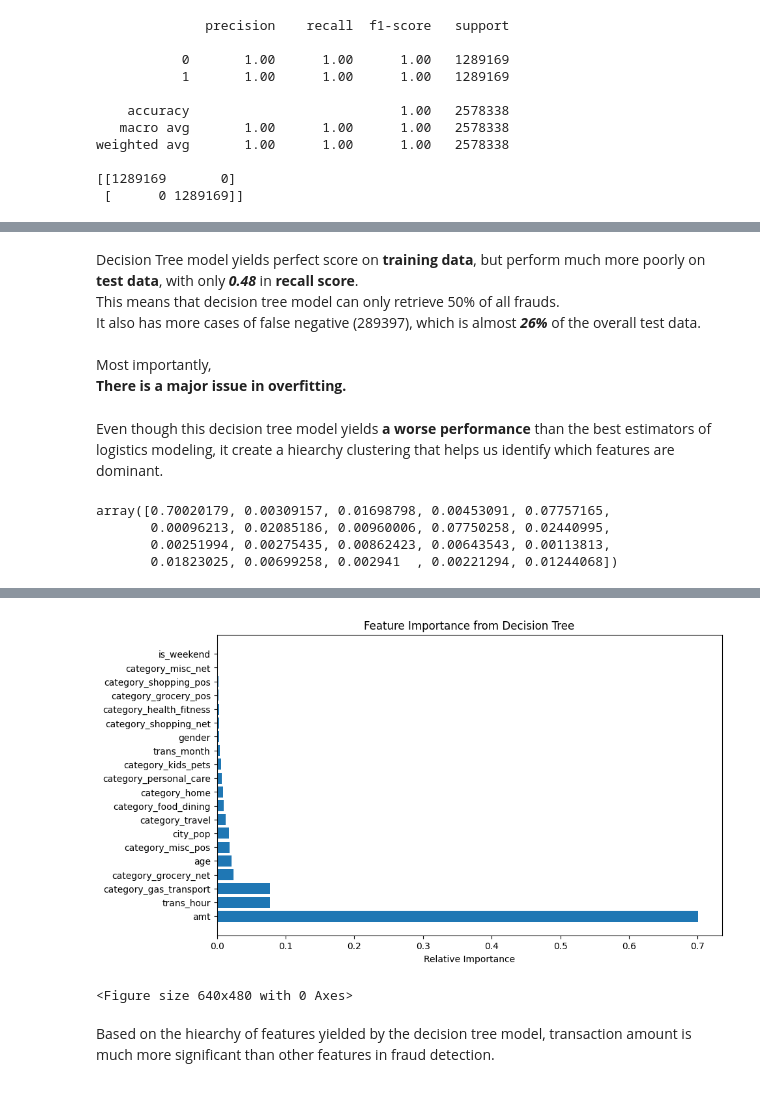
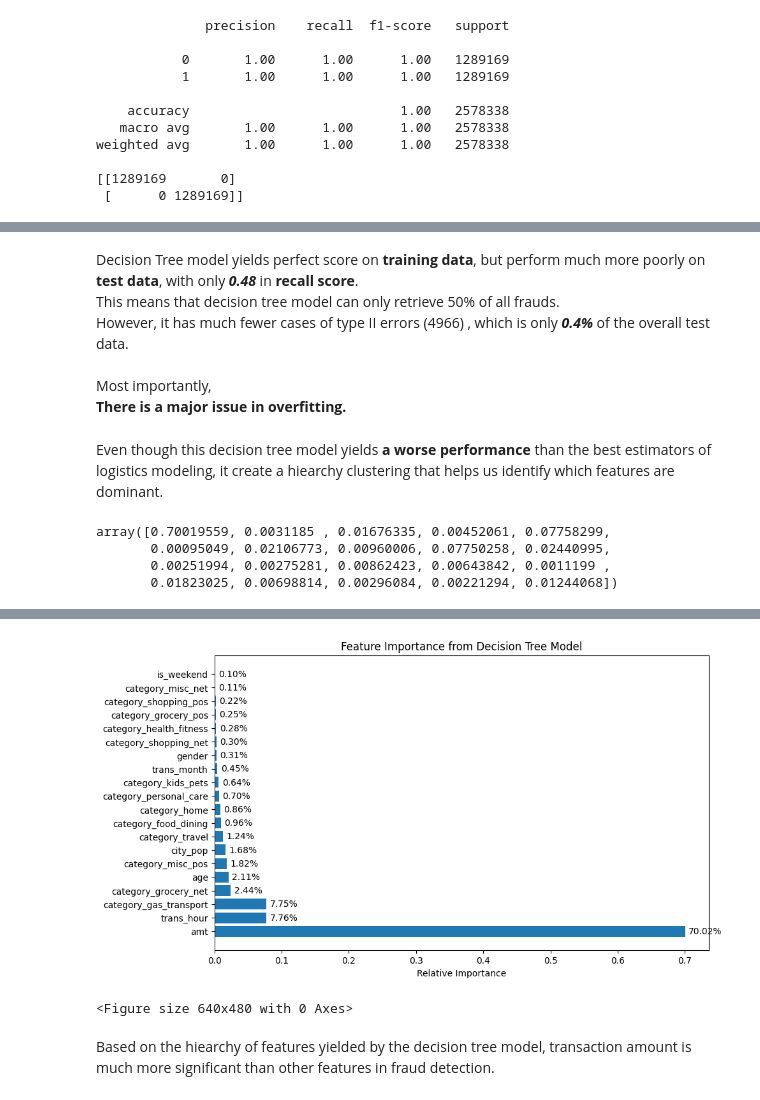
Before and after one commit to kkrit-tinna/fraud_detection, a Jupyter notebook: fraud_detection_analysis.ipynb, the cells around one changed output, grey strips where cells are left out. Drawn from its saved outputs; the diff is of its cells as text; code cells hidden in the pictures.

```diff
--- a/fraud_detection_analysis.ipynb
+++ b/fraud_detection_analysis.ipynb
@@ -20,8 +28,10 @@ pd.set_option('display.max_columns', 30)
 pd.set_option('display.max_rows', 50)
 # %%
 # import the data set
-train_data = pd.read_csv('fraudTrain.csv')
-test_data = pd.read_csv('fraudTest.csv')
+train_file_path = 'fraudTrain.csv'
+test_file_path = 'fraudTest.csv'
+train_data = pd.read_csv(train_file_path)
+test_data = pd.read_csv(test_file_path)
 # %% [markdown]
 ## Data Validation
 # %% [markdown]
@@ -1301,0 +1283,10 @@ Based on the classification report and the confusion matrix, we can see that the
+# %%
+# use grid search to find the best parameters for the logistic classification model
+param_grid = {
+    'C': [0.1, 1, 10, 100],
+    'penalty': ['l1', 'l2'],
+    'solver': ['liblinear', 'saga']  # Add valid solvers for 'l1' and 'l2' penalties
+}
+grid = GridSearchCV(estimator=logmodel, param_grid=param_grid, refit=True, verbose=2, n_jobs=-1)
+grid.fit(X_train_scaled, y_train)
+print("Best Parameters:", grid.best_params_)
@@ -1301,0 +1311,7 @@ Based on the classification report and the confusion matrix, we can see that the
+# %%
+# use the best parameters to fit the model
+best_logmodel = grid.best_estimator_
+best_logmodel.fit(X_train_scaled, y_train)
+test_predictions = best_logmodel.predict(X_test_scaled)
+print(classification_report(y_test, test_predictions))
+print(confusion_matrix(y_test, test_predictions))
@@ -1356,6 +1592,6 @@ The accuracy score of the CURRENT decision tree model is: 1.0
 # %% [markdown]
 Decision Tree model yields perfect score on **training data**, but perform much more poorly on **test data**, with only ***0.48*** in **recall score**. <br>This means that decision tree model can only retrieve 50% of all frauds.<br>
-It also has more cases of false negative (289397), which is almost ***26%*** of the overall test data.<br><br>
+However, it has much fewer cases of type II errors (4966) , which is only ***0.4%*** of the overall test data.<br><br>
 Most importantly,<br>**There is a major issue in overfitting.**
 # %% [markdown]
 Even though this decision tree model yields **a worse performance** than the best estimators of logistics modeling, it create a hiearchy clustering that helps us identify which features are dominant.
@@ -1364,7 +1600,7 @@ Even though this decision tree model yields **a worse performance** than the bes
 feature_importance = dtree.feature_importances_
 feature_importance
 # %% [output]
-array([0.70020179, 0.00309157, 0.01698798, 0.00453091, 0.07757165,
-       0.00096213, 0.02085186, 0.00960006, 0.07750258, 0.02440995,
-       0.00251994, 0.00275435, 0.00862423, 0.00643543, 0.00113813,
-       0.01823025, 0.00699258, 0.002941  , 0.00221294, 0.01244068])
+array([0.70019559, 0.0031185 , 0.01676335, 0.00452061, 0.07758299,
+       0.00095049, 0.02106773, 0.00960006, 0.07750258, 0.02440995,
+       0.00251994, 0.00275281, 0.00862423, 0.00643842, 0.0011199 ,
+       0.01823025, 0.00698814, 0.00296084, 0.00221294, 0.01244068])
@@ -1381,16 +1615,23 @@ X_train_scaled_df.head()
 | 3 | -0.675510 | 1.046193 | -0.289829 | -1.412133 | -1.597484 | -0.712849 | 0.319517 | -0.218235 | ... |
 | 4 | -0.683583 | 1.046193 | -0.295683 | -1.412133 | -1.597484 | -0.712849 | -0.780218 | -0.218235 | ... |
 # %%
+sorted_indices = np.argsort(feature_importance)[::-1]
+
 # create a tree plot to visualize the hearchy of features
 plot.figure(figsize=(10, 6))
-plot.title('Feature Importance from Decision Tree')
+plot.title('Feature Importance from Decision Tree Model')
 plot.barh(range(len(X_train_scaled_df.columns)), feature_importance[sorted_indices], align='center')
 plot.yticks(range(len(X_train_scaled_df.columns)), X_train_scaled_df.columns[sorted_indices])
 plot.xlabel('Relative Importance')
+for bar in plot.gca().patches:
+    width = bar.get_width()
+    plot.text(width + 0.005, bar.get_y() + bar.get_height() / 2, f'{width:.2%}', va='center')
+
 plot.show()
+
 plot.savefig('eda_viz/feature_importance.png')
 # %% [output]
-[figure, old version]
+[figure, new version]
 <Figure size 640x480 with 0 Axes>
 # %% [markdown]
 Based on the hiearchy of features yielded by the decision tree model, transaction amount is much more significant than other features in fraud detection.
```
Also changed, not shown: parts of 106 cells of this notebook.
